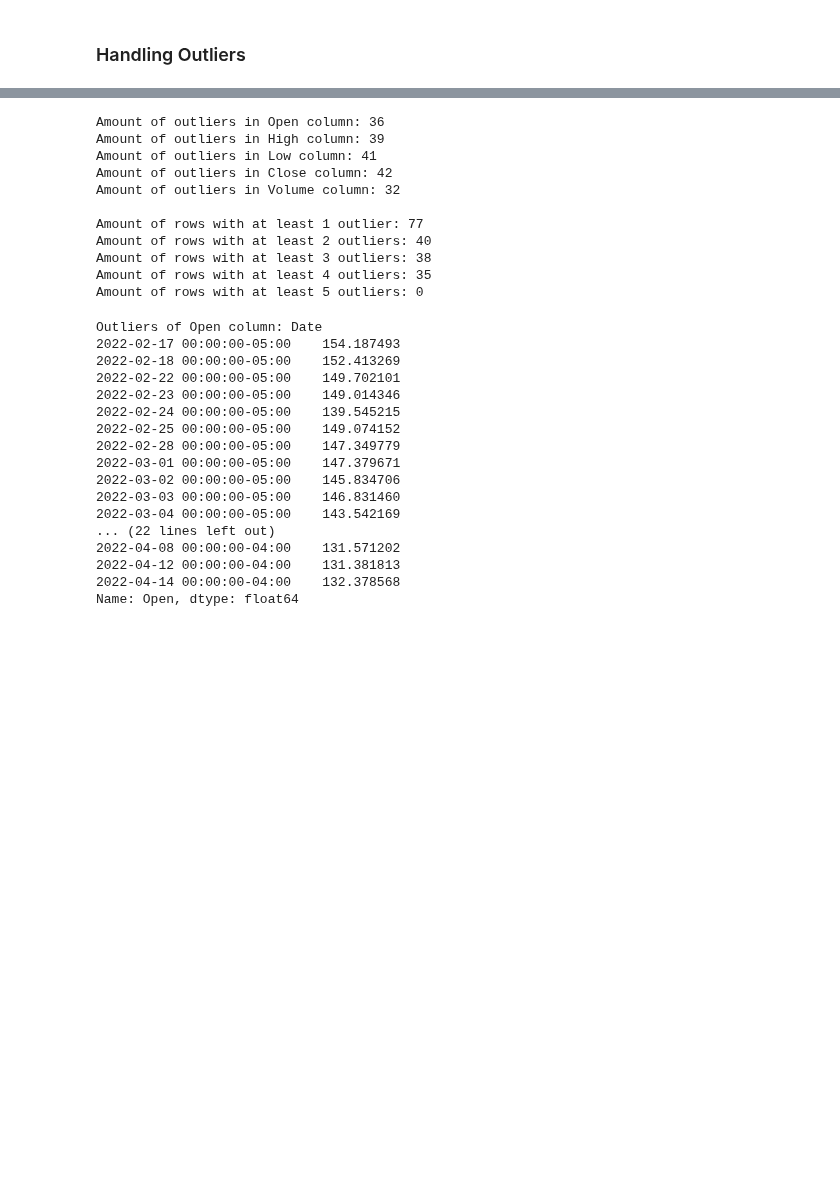
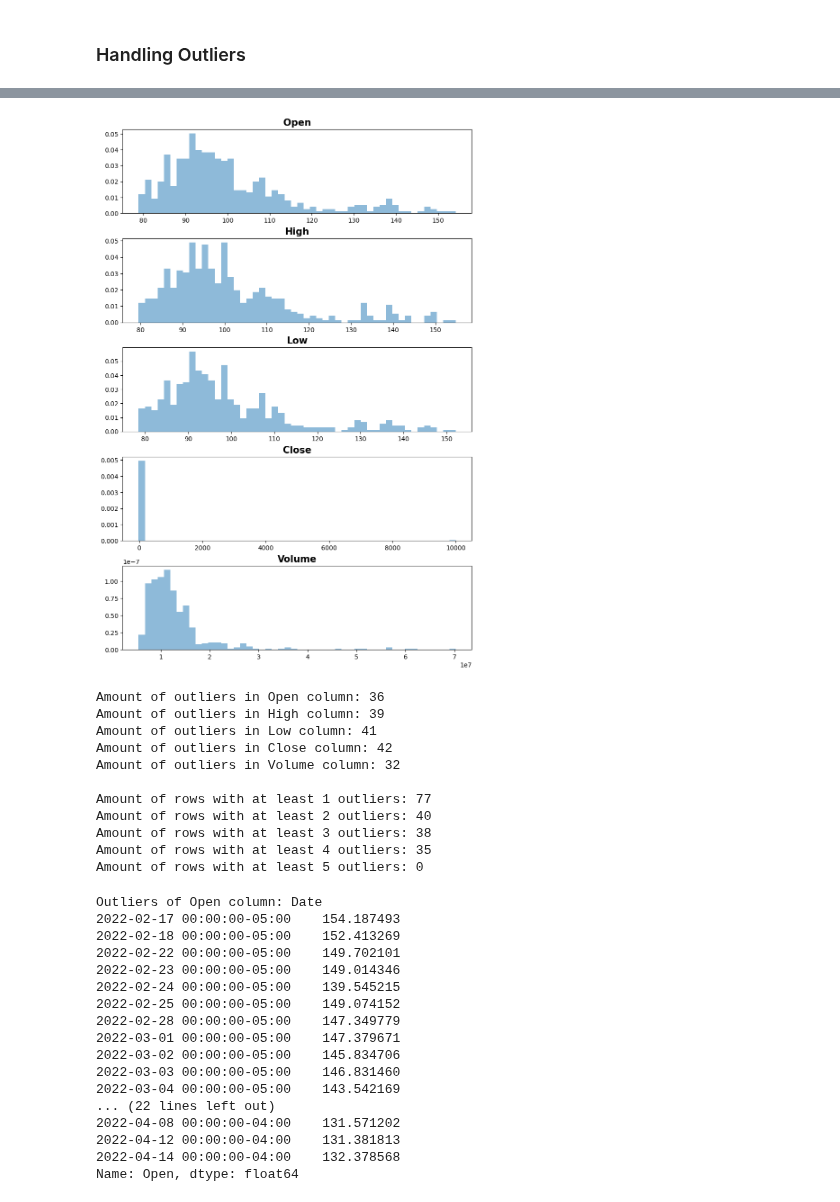
Before and after one commit to HillelCharbit/Trading-Algorithm-Project---google-trends, a Jupyter notebook: tom_jupyter_notebook.ipynb, the cells around one changed output, grey strips where cells are left out. Saved outputs shown, nothing was run; the diff lists cells and outputs as text; code cells hidden in the pictures; blank space fills up the shorter version.

```diff
--- a/tom_jupyter_notebook.ipynb
+++ b/tom_jupyter_notebook.ipynb
@@ -110,3 +84,12 @@ ax[4].set_title('Volume', fontweight = 'bold').set_fontsize(15)
+# %%
+fig, ax = plt.subplots(nrows = 5, figsize = (10, 15))
+plt.subplots_adjust(hspace = 0.3)
+
+for i in range(df.shape[1]):
+    ax[i].hist(df[df.columns[i]], bins = 50, density = True, alpha = 0.5)
+    ax[i].set_title(df.columns[i], fontweight = 'bold').set_fontsize(15)
+# %% [output]
+[figure, added]
 # %%
 # Tukey's rule
 # customizable version to determin how forgiving or strict we want to be apon the data
@@ -133,11 +116,9 @@ print(f'Amount of outliers in Volume column: {outliersVolume.count()}')
 print()
 
 is_outliersOverall = sum([is_outliersOpen, is_outliersHigh, is_outliersLow, is_outliersClose, is_outliersVolume])
-print(f'Amount of rows with at least 1 outlier: {is_outliersOverall.apply(lambda x: 1 if x>=1 else 0).sum()}')
-print(f'Amount of rows with at least 2 outliers: {is_outliersOverall.apply(lambda x: 1 if x>=2 else 0).sum()}')
-print(f'Amount of rows with at least 3 outliers: {is_outliersOverall.apply(lambda x: 1 if x>=3 else 0).sum()}')
-print(f'Amount of rows with at least 4 outliers: {is_outliersOverall.apply(lambda x: 1 if x>=4 else 0).sum()}')
-print(f'Amount of rows with at least 5 outliers: {is_outliersOverall.apply(lambda x: 1 if x>=5 else 0).sum()}')
+
+for i in range(df.shape[1]):
+    print(f'Amount of rows with at least {i + 1} outliers: {(is_outliersOverall > i).sum()}')
 # %% [output]
 Amount of outliers in Open column: 36
 Amount of outliers in High column: 39
@@ -145,7 +126,7 @@ Amount of outliers in Low column: 41
 Amount of outliers in Close column: 42
 Amount of outliers in Volume column: 32
 
-Amount of rows with at least 1 outlier: 77
+Amount of rows with at least 1 outliers: 77
 Amount of rows with at least 2 outliers: 40
 Amount of rows with at least 3 outliers: 38
 Amount of rows with at least 4 outliers: 35
```
Also changed, not shown: parts of 37 cells of this notebook.
